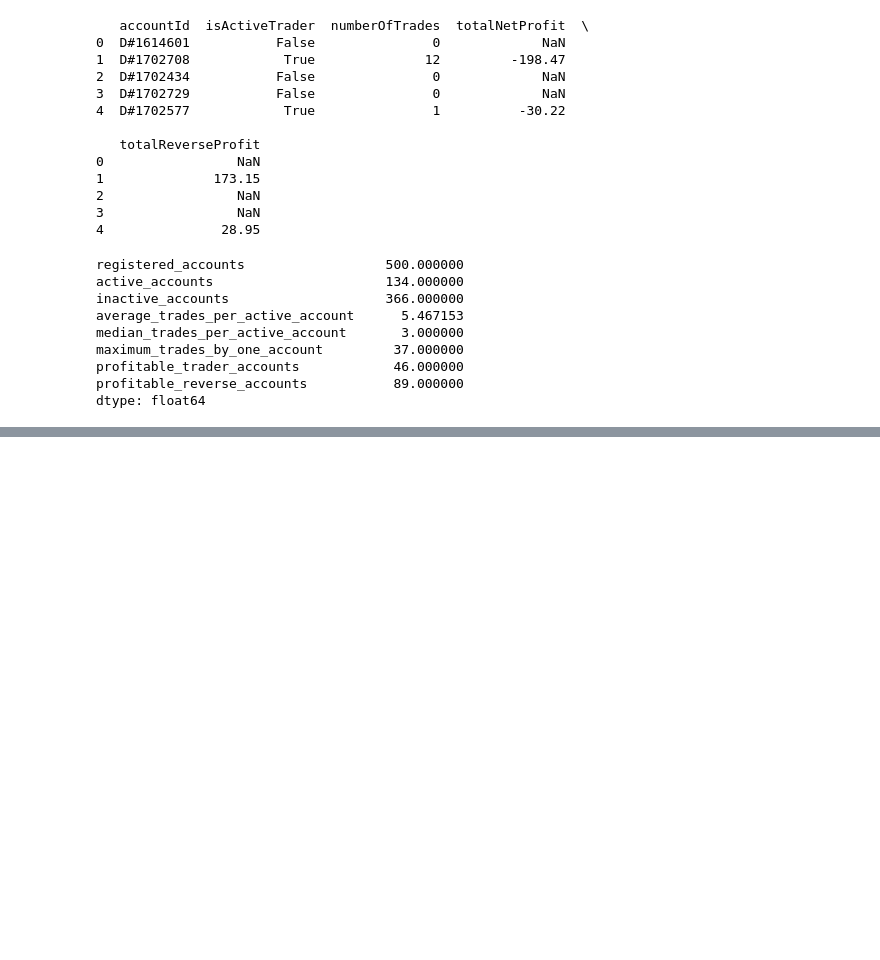
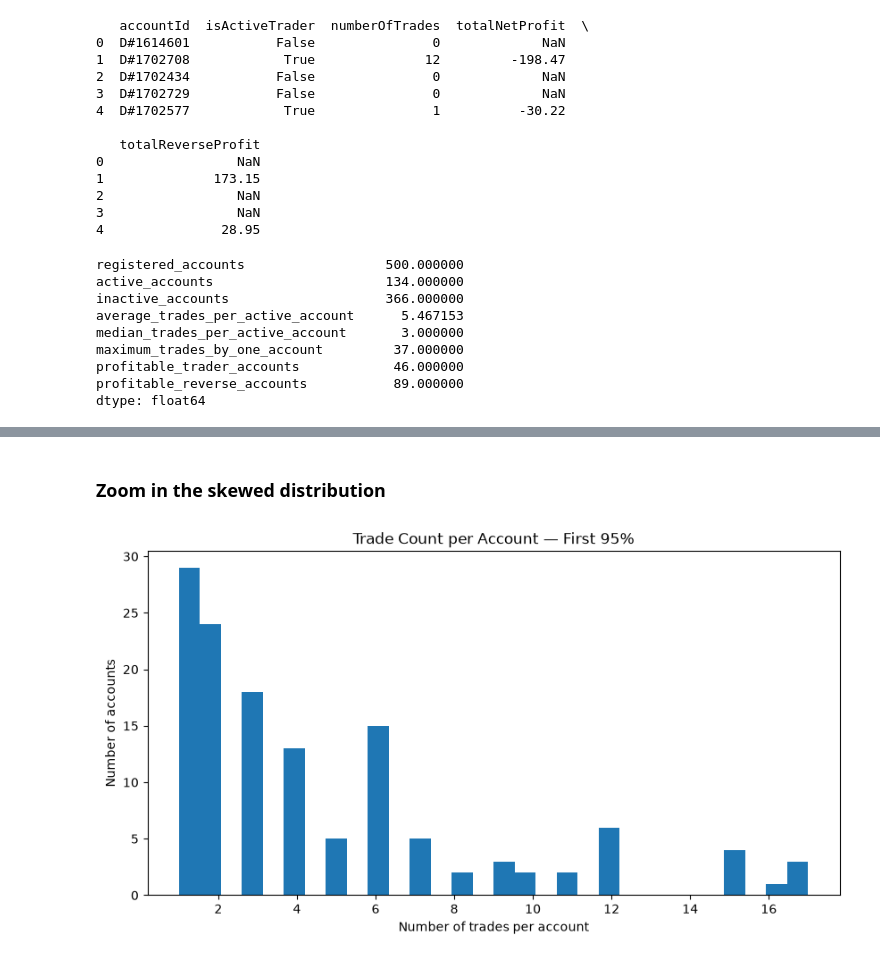
Before and after one commit to charltonxqh/Quantitative-Contrarian-Trading-Behavioural-Research, a Jupyter notebook: eda.ipynb, the cells around one changed output, grey strips where cells are left out. Saved outputs shown, nothing was run; the diff lists cells and outputs as text; code cells hidden in the pictures; blank space fills up the shorter version.

```diff
--- a/eda.ipynb
+++ b/eda.ipynb
@@ -1865,0 +1957,24 @@ dtype: float64
+# %% [markdown]
+### Zoom in the skewed distribution
+# %%
+trade_count_95 = (
+    account_summary["numberOfTrades"]
+    .quantile(0.95)
+)
+
+plt.figure(figsize=(10, 5))
+
+plt.hist(
+    account_summary.loc[
+        account_summary["numberOfTrades"] <= trade_count_95,
+        "numberOfTrades"
+    ],
+    bins=30
+)
+
+plt.xlabel("Number of trades per account")
+plt.ylabel("Number of accounts")
+plt.title("Trade Count per Account — First 95%")
+plt.show()
+# %% [output]
+[figure, added]
```
Also changed, not shown: parts of 45 cells of this notebook, 8 other files.
